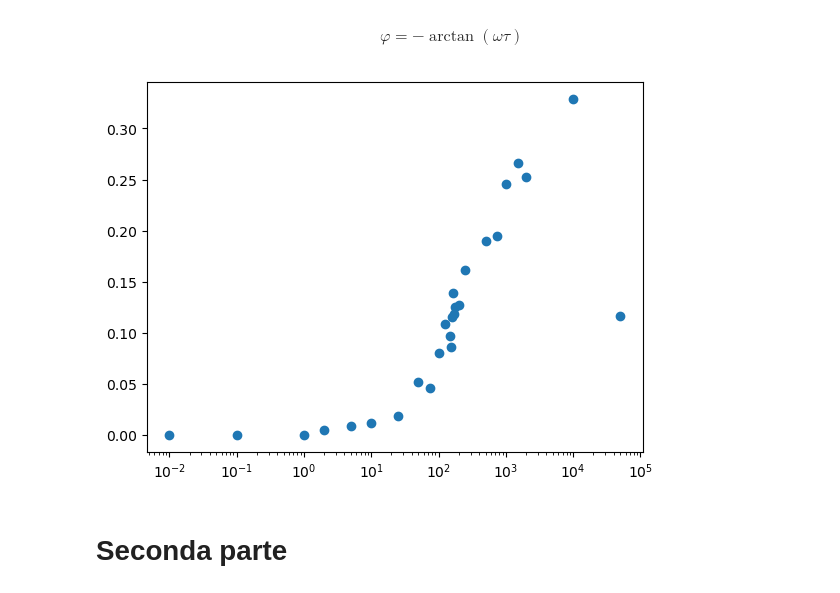
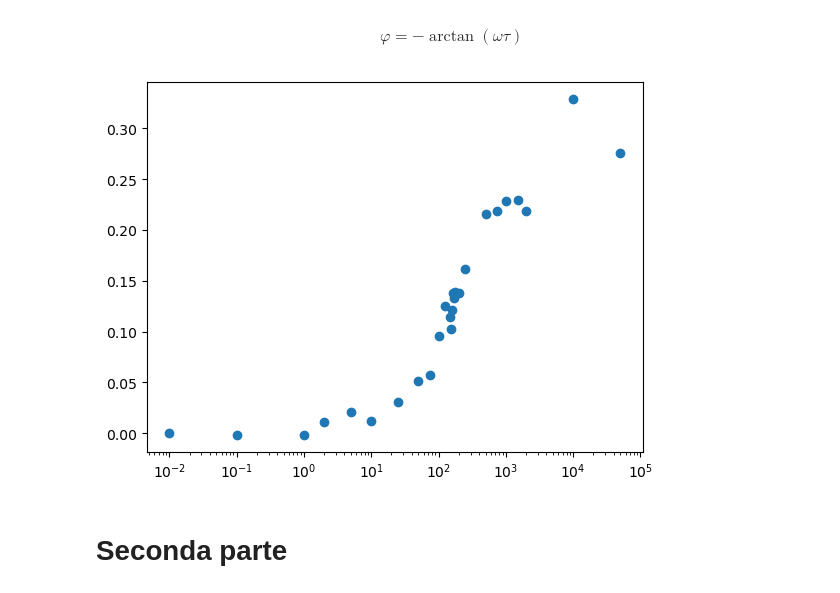
Before and after one commit to RBerga06/unipr-clt-fisica, a Jupyter notebook: lab2/exp4/exp4.ipynb, the cells around one changed output. Drawn from its saved outputs; the diff is of its cells as text; code cells hidden in the pictures.

```diff
--- a/lab2/exp4/exp4.ipynb
+++ b/lab2/exp4/exp4.ipynb
@@ -3,7 +3,7 @@ import pandas as pd
 import matplotlib.pyplot as plt
 import numpy as np
 # %%
-def read_file(idx: int) -> tuple[np.ndarray, np.ndarray, np.ndarray]:
+def read_file(idx: int) -> tuple[np.ndarray, np.ndarray, np.ndarray, int]:
     ch1 = pd.read_csv(f"data/F{idx:04}CH1.CSV", header=None)
     ch2 = pd.read_csv(f"data/F{idx:04}CH2.CSV", header=None)
     att1 = float(ch1.at[14, 1])
@@ -24,7 +24,7 @@ def read_file(idx: int) -> tuple[np.ndarray, np.ndarray, np.ndarray]:
     plt.plot(t, v2)
     plt.savefig(f"elab/{idx}.png")
     plt.close()
-    return (t, v1, v2)
+    return (t, v1, v2, idx)
 
 
 files = list(map(read_file, range(54)))
@@ -42,25 +42,34 @@ $$\left|\frac{V_\text{out}}{V_\text{in}}\right| = \frac{1}{\sqrt{1 + \omega^2 \t
 WEIGHTS = np.array([0.1, 0.2, 0.4, 0.2, 0.1])
 
 def media_mobile(ch2: np.ndarray) -> np.ndarray:
-    ch2_bigger = np.array([np.nan, np.nan, *ch2, np.nan, np.nan])
     out = []
-    for i in range(2, len(ch2) + 2):
-        data = ch2_bigger[i-2:i+3]
-        out.append(data.dot(WEIGHTS))
+    N = len(ch2) - 1
+    for i in range(N+1):
+        weights = WEIGHTS[max(0, 2-i):3+N-i]
+        weights = weights / weights.sum()
+        data = ch2[max(0, i-2):min(i+2, N)+1]
+        out.append(data.dot(weights))
     return np.array(out)
 
-files1mod = [(f, (t, ch1, media_mobile(media_mobile(ch2)))) for (f, (t, ch1, ch2)) in files1]
-files2mod = [(f, (t, ch1, media_mobile(media_mobile(ch2)))) for (f, (t, ch1, ch2)) in files2]
+files1mod = [(f, (t, ch1, media_mobile(media_mobile(ch2)), idx)) for (f, (t, ch1, ch2, idx)) in files1]
+files2mod = [(f, (t, ch1, media_mobile(media_mobile(ch2)), idx)) for (f, (t, ch1, ch2, idx)) in files2]
+
+for (_, (t, ch1, ch2mod, idx)) in files1mod + files2mod:
+    plt.plot(t, ch1)
+    plt.plot(t, ch2mod)
+    plt.savefig(f"elab/{idx}mod.png")
+    plt.close()
 # %% [markdown]
 # Prima parte
 # %%
 freqs = []
 ampiezze = []
-for (f, (t, ch1, ch2)) in files1:
+for (f, (t, ch1, ch2, _)) in files1mod:
     freqs.append(f)
     Vin = ch1.max() - ch1.min()
     Vout = ch2.max() - ch2.min()
     Vout_Vin = Vout / Vin
+    print(Vout_Vin)  # TODO: Perché ci sono NaN qui?
     ampiezze.append(Vout_Vin)
 
 plt.scatter(freqs, ampiezze)
@@ -72,19 +98,19 @@ $$\varphi = - \arctan\left(\omega \tau\right)$$
 # %%
 freqs = []
 fasi = []
-for (f, (t, ch1, ch2)) in files1:
+for (f, (t, ch1, ch2, _)) in files1mod:
     freqs.append(f)
     fase = (t[ch2.argmax()] - t[ch1.argmax()]) * f
-    if fase > 1:
+    if fase > 0.5:
         fase -= 1
-    elif fase < 0:
+    elif fase < -0.5:
         fase += 1
     fasi.append(fase)
 
 plt.scatter(freqs, fasi)
 plt.xscale("log")
 # %% [output]
-[figure, old version]
+[figure, new version]
 # %% [markdown]
 # Seconda parte
 # %%
```
Also changed, not shown: parts of 4 cells of this notebook, 52 other files.
